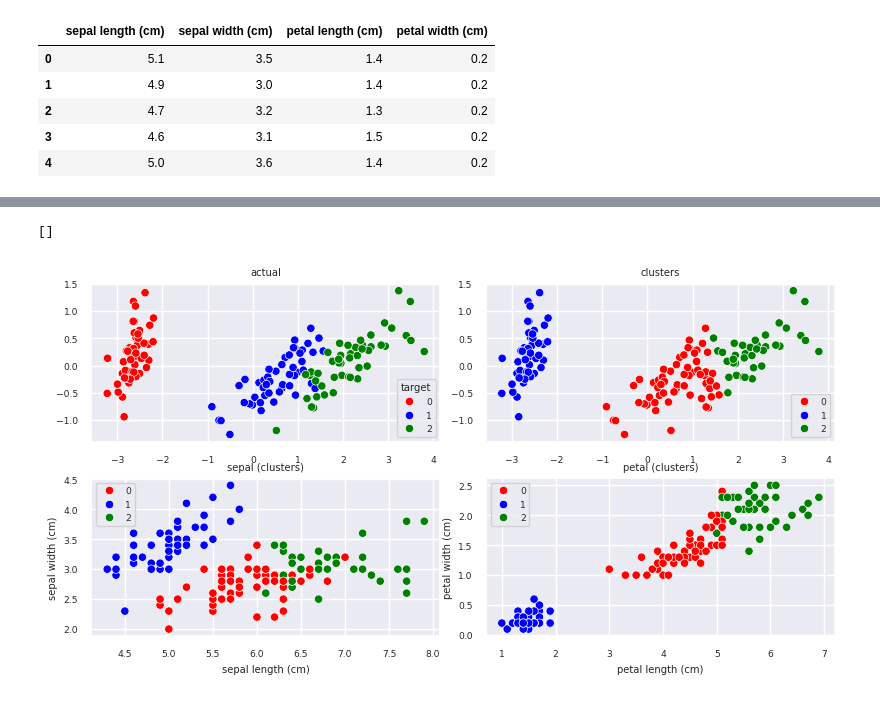
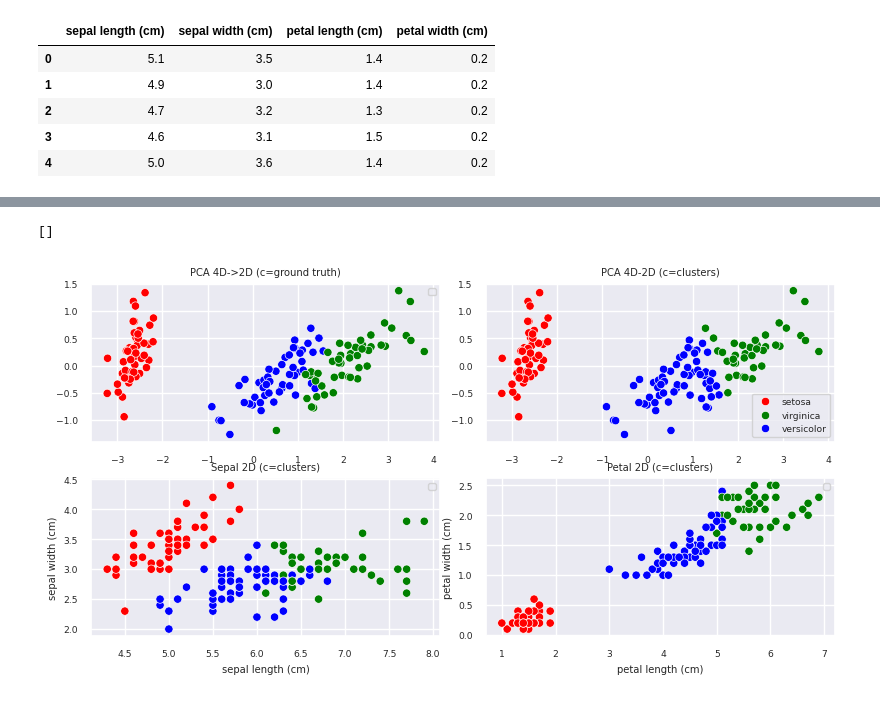
Before and after one commit to isla421/machine_learning, a Jupyter notebook: clustering.ipynb, the cells around one changed output, grey strips where cells are left out. Saved outputs shown, nothing was run; the diff lists cells and outputs as text; code cells hidden in the pictures.

```diff
--- a/clustering.ipynb
+++ b/clustering.ipynb
@@ -35,15 +40,24 @@ pca = PCA(2)
 pca.fit(X)
 X_2d = pca.transform(X)
 # %%
-palette = {0: "red", 1: "blue", 2: "green"}
+y_palette = {'setosa': "red", 'versicolor': "blue", 'virginica': "green"}
+c_palette = {'setosa': "red", 'virginica': "green", 'versicolor': "blue"}
+
+y_names = [list(y_palette.keys())[i] for i in y]
+c_names = [list(c_palette.keys())[i] for i in clusters]
 
 fig, ax = plt.subplots(nrows=2, ncols=2, figsize=(8, 4))
 plt.tight_layout()
-sns.scatterplot(x=X_2d[:, 0], y=X_2d[:, 1], hue=y, palette=palette, ax=ax[0, 0]).set_title('actual')
-sns.scatterplot(x=X_2d[:, 0], y=X_2d[:, 1], hue=clusters, palette=palette, ax=ax[0, 1]).set_title('clusters')
-sns.scatterplot(x=X.iloc[:, 0], y=X.iloc[:, 1], hue=clusters, palette=palette, ax=ax[1, 0]).set_title('sepal (clusters)')
-sns.scatterplot(x=X.iloc[:, 2], y=X.iloc[:, 3], hue=clusters, palette=palette, ax=ax[1, 1]).set_title('petal (clusters)')
+sns.scatterplot(x=X_2d[:, 0], y=X_2d[:, 1], hue=y_names, palette=y_palette, ax=ax[0, 0]).set_title('PCA 4D->2D (c=ground truth)')
+sns.scatterplot(x=X_2d[:, 0], y=X_2d[:, 1], hue=c_names, palette=c_palette, ax=ax[0, 1]).set_title('PCA 4D-2D (c=clusters)')
+sns.scatterplot(x=X.iloc[:, 0], y=X.iloc[:, 1], hue=c_names, palette=c_palette, ax=ax[1, 0]).set_title('Sepal 2D (c=clusters)')
+sns.scatterplot(x=X.iloc[:, 2], y=X.iloc[:, 3], hue=c_names, palette=c_palette, ax=ax[1, 1]).set_title('Petal 2D (c=clusters)')
+
+ax[0, 0].legend('')
+ax[1, 0].legend('')
+ax[1, 1].legend('')
+
 plt.plot()
 # %% [output]
 []
-[figure, old version]
+[figure, new version]
```
Also changed, not shown: parts of 1 cell of this notebook, 4 other files.
